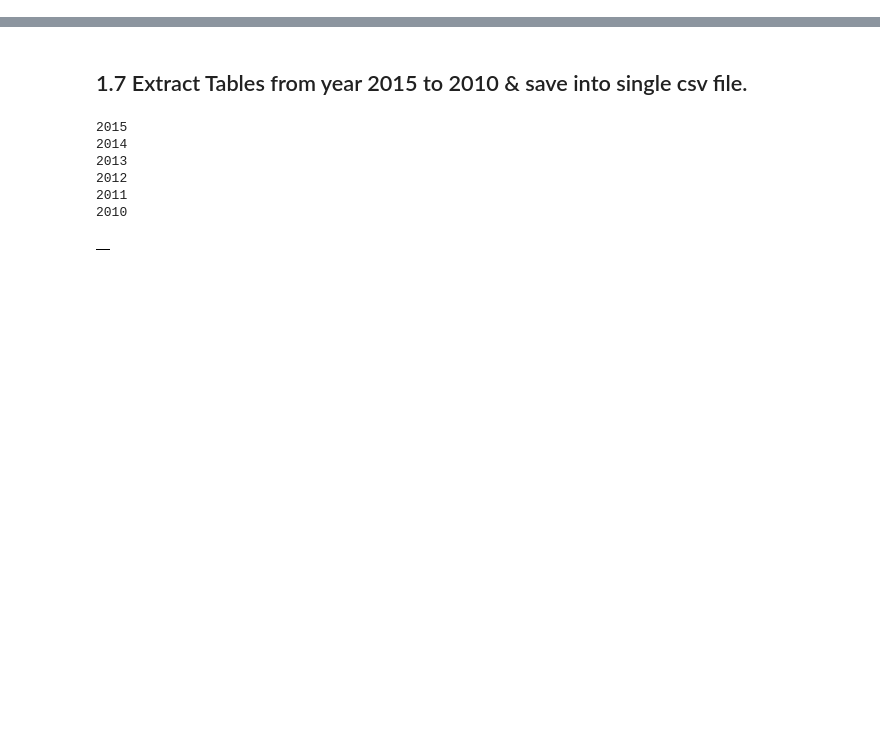
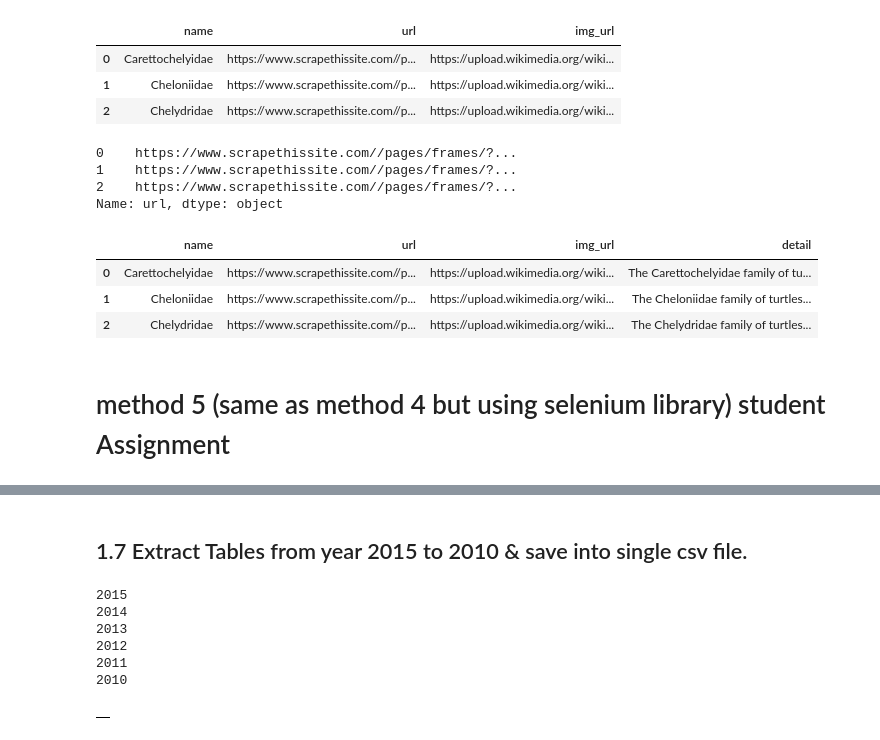
Before and after one commit to asifkasi/course-python-and-automation-by-kasi, a Jupyter notebook: Web Scraping/from dynamic Websites/scrapethissite.ipynb, the cells around one changed output, grey strips where cells are left out. Saved outputs shown, nothing was run; the diff lists cells and outputs as text; code cells hidden in the pictures; blank space fills up the shorter version.

```diff
--- a/Web Scraping/from dynamic Websites/scrapethissite.ipynb
+++ b/Web Scraping/from dynamic Websites/scrapethissite.ipynb
@@ -0,0 +210,15 @@
+# %%
+df = pd.read_csv("scrape_this_site_q_2.1.csv")
+df
+# %% [output]
+|  | name | url | img_url |
+| 0 | Carettochelyidae | https://www.scrapethissite.com//p... | https://upload.wikimedia.org/wiki... |
+| 1 | Cheloniidae | https://www.scrapethissite.com//p... | https://upload.wikimedia.org/wiki... |
+| 2 | Chelydridae | https://www.scrapethissite.com//p... | https://upload.wikimedia.org/wiki... |
+# %%
+df["url"]
+# %% [output]
+0    https://www.scrapethissite.com//pages/frames/?...
+1    https://www.scrapethissite.com//pages/frames/?...
+2    https://www.scrapethissite.com//pages/frames/?...
+Name: url, dtype: object
@@ -0,0 +243,8 @@
+# %%
+df_new = pd.DataFrame(list)
+df_new
+# %% [output]
+|  | name | url | img_url | detail |
+| 0 | Carettochelyidae | https://www.scrapethissite.com//p... | https://upload.wikimedia.org/wiki... | The Carettochelyidae family of tu... |
+| 1 | Cheloniidae | https://www.scrapethissite.com//p... | https://upload.wikimedia.org/wiki... | The Cheloniidae family of turtles... |
+| 2 | Chelydridae | https://www.scrapethissite.com//p... | https://upload.wikimedia.org/wiki... | The Chelydridae family of turtles... |
@@ -0,0 +253,2 @@
+# %% [markdown]
+# method 5 (same as method 4 but using selenium library) student Assignment
```
Also changed, not shown: parts of 32 cells of this notebook, 6 other files.
